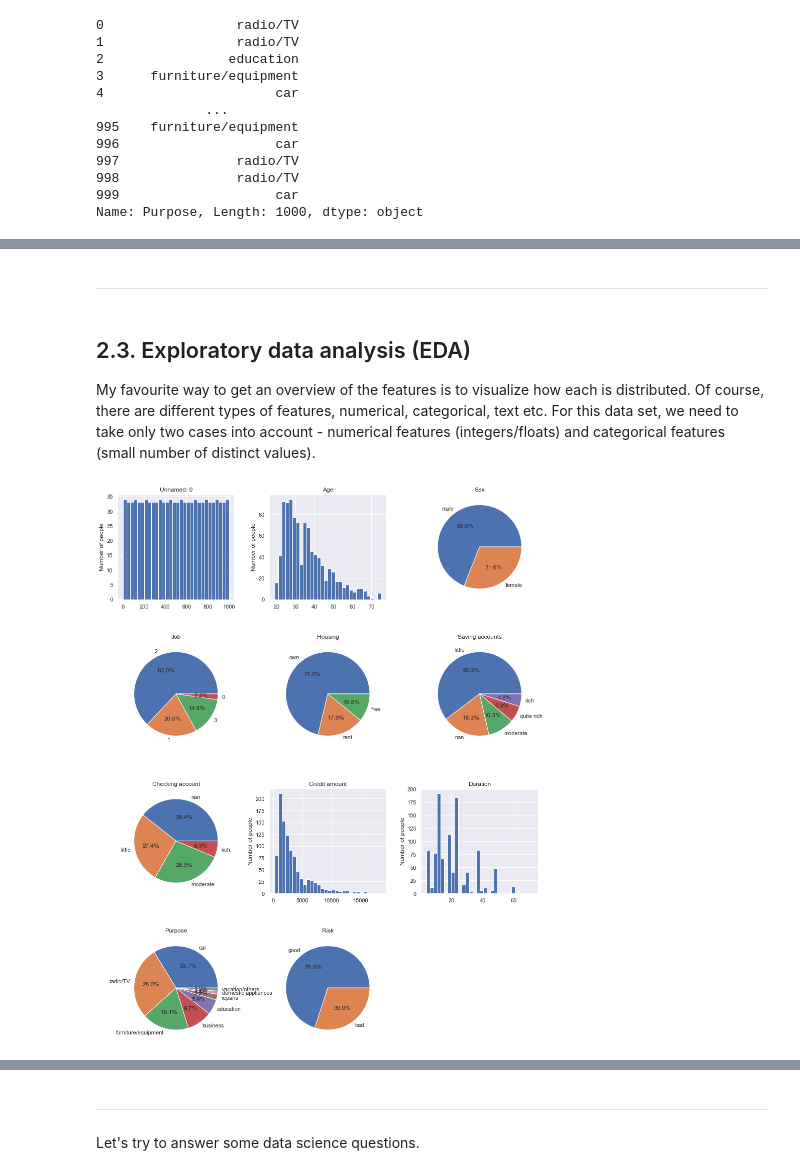
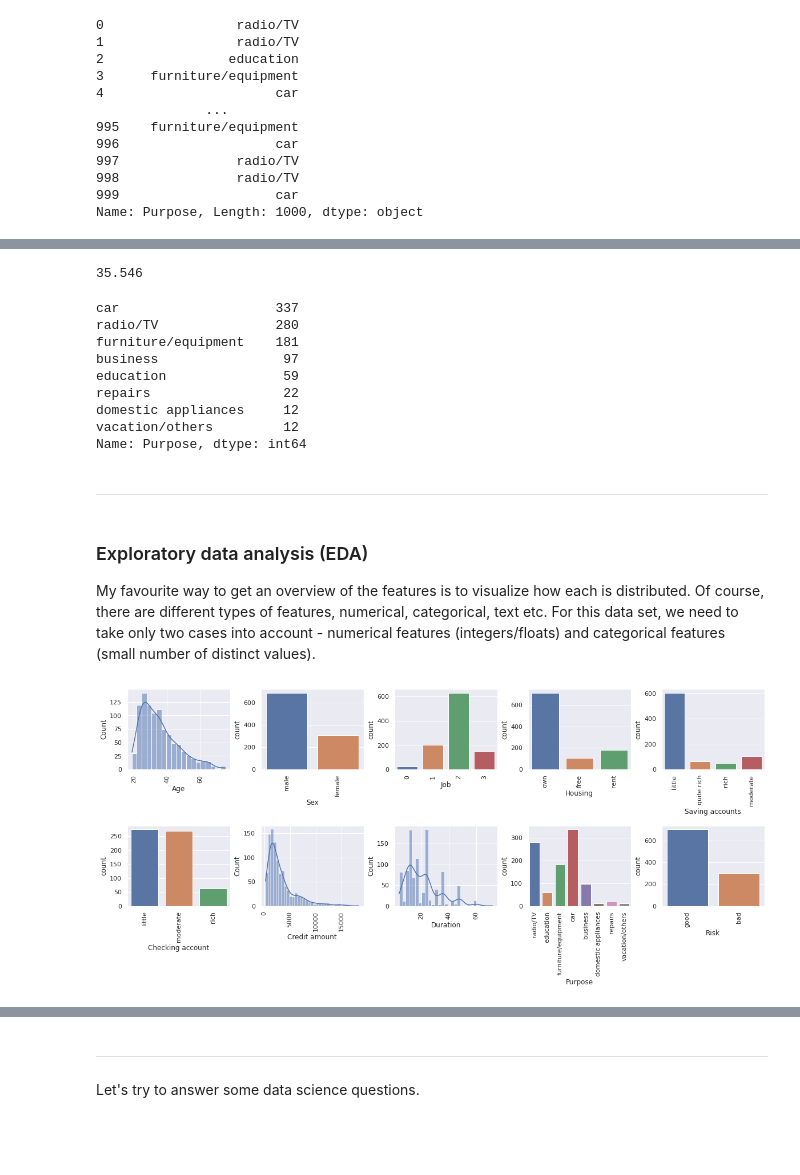
Before and after one commit to ldims/data-analysis, a Jupyter notebook: Intro to Data Analysis.ipynb, the cells around one changed output, grey strips where cells are left out. Saved outputs shown, nothing was run; the diff lists cells and outputs as text; code cells hidden in the pictures; blank space fills up the shorter version.

```diff
--- a/Intro to Data Analysis.ipynb
+++ b/Intro to Data Analysis.ipynb
@@ -156,2 +160,4 @@ Modified version downloaded from [Kaggle](https://www.kaggle.com/datasets/kabure
 # %%
-data = pd.read_csv('german_credit_data.csv')
+data = pd.read_csv('Data/german_credit_data.csv')
+
+data
@@ -305,33 +268,49 @@ data[data['Purpose'] == 'domestic appliances']
+# %%
+# statistical functions
+
+data['Age'].mean()   #  .max()   .min()   .std()
+# %% [output]
+35.546
+# %%
+# unique values and counts
+
+data['Purpose'].value_counts()
+# %% [output]
+car                    337
+radio/TV               280
+furniture/equipment    181
+business                97
+education               59
+repairs                 22
+domestic appliances     12
+vacation/others         12
+Name: Purpose, dtype: int64
 # %% [markdown]
 ---------------
 # %% [markdown]
-## 2.3. Exploratory data analysis (EDA)
+### Exploratory data analysis (EDA)
 
 My favourite way to get an overview of the features is to visualize how each is distributed. Of course, there are different types of features, numerical, categorical, text etc. For this data set, we need to take only two cases into account - numerical features (integers/floats) and categorical features (small number of distinct values).
 # %%
 # Plot feature distributions
 
 # Set the size of the entire plot (I set this by trial and error :)
-fig = plt.figure(figsize=(15, 20))
+fig = plt.figure(figsize=(20, 7))
 
 # Go through all the columns (there is 10 of them with the target)
 for i, col in enumerate(data.columns):
 
-    sp = plt.subplot(4, 3, i+1)  # 4 x 3 is the grid to place the plots in
-    sp.set_title(col)
+    sp = plt.subplot(2, 5, i+1)  # 4 x 3 is the grid to place the plots in
 
-    # Get the distinct counts of the feature
-    vals = data[col].value_counts(dropna=False)
-
-    if len(vals) > 10:    # If the column has more than 10 distinct values, we
+    if len(data[col].value_counts()) > 10:    # If the column has more than 10 distinct values, we
                           # can assume the column is not categorical
-        sp.set_ylabel('Number of people')
-        plt.hist(data[col], bins=30)    # Nice histogram
+        sns.histplot(x=col, data=data, kde=True)    # Nice histogram
 
     else:    # Categorical data
-        plt.pie(vals.values, labels=vals.index, autopct='%1.1f%%')   # Pie plot
-plt.subplots_adjust(wspace=0.3, hspace=0.4)
-plt.show()
+        sns.countplot(x=col, data=data)   # Count plot
+    plt.xticks(rotation=90)
+
+plt.subplots_adjust(wspace=0.3, hspace=0.7)
 # %% [output]
-[figure, old version]
+[figure, new version]
 # %% [markdown]
```
Also changed, not shown: parts of 116 cells of this notebook.
